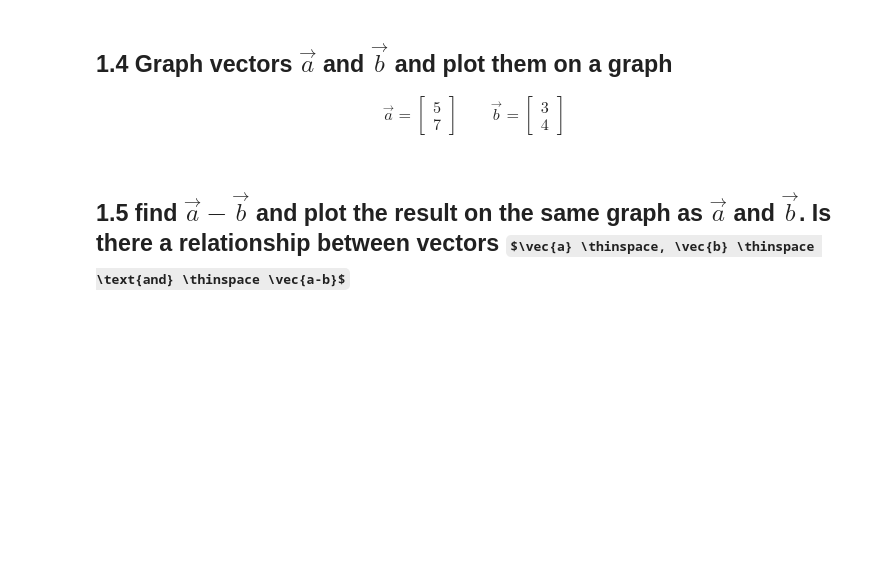
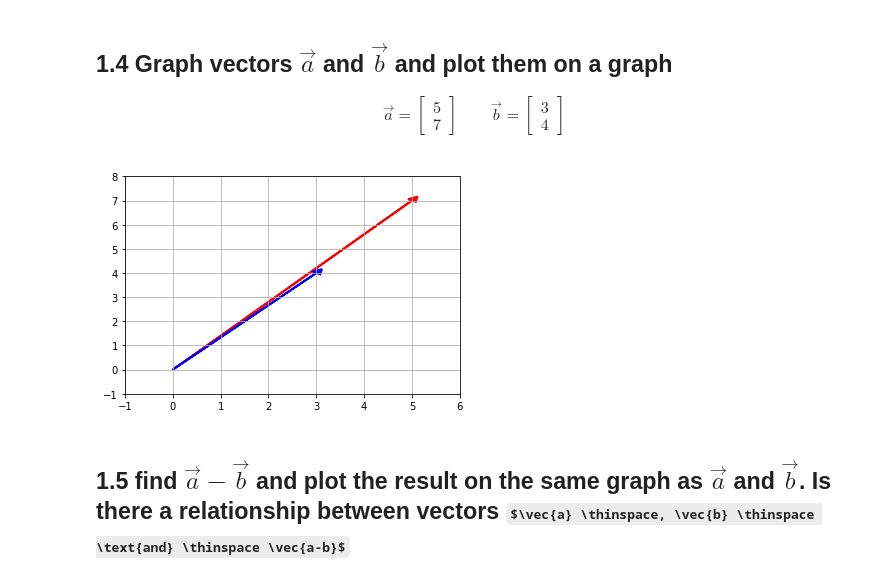
Before and after one commit to bloominstituteoftechnology/DS-Unit-1-Sprint-3-Linear-Algebra, a Jupyter notebook: module1-vectors-and-matrices/LS_DS_131_Vectors_and_Matrices_Assignment.ipynb, the cells around one changed output. Cells and saved outputs as stored; diff of their text form; code cells hidden in the pictures; some formulas as TeX source; blank space fills up the shorter version.

```diff
--- a/module1-vectors-and-matrices/LS_DS_131_Vectors_and_Matrices_Assignment.ipynb
+++ b/module1-vectors-and-matrices/LS_DS_131_Vectors_and_Matrices_Assignment.ipynb
@@ -23,5 +100,29 @@ print(pi)
 \qquad
 \vec{b} = \begin{bmatrix} 3 \\4 \end{bmatrix}
 \end{align}
+# %%
+a_vector = np.array([5, 7])
+b_vector = np.array([3, 4])
+
+plt.arrow(0, 0,
+          a_vector[0],
+          a_vector[1],
+          head_width=.2,
+          head_length=.2,
+          linewidth=2,
+          color='red')
+plt.arrow(0, 0,
+          b_vector[0],
+          b_vector[1],
+          head_width=.2,
+          head_length=.2,
+          linewidth=2,
+          color='blue')
+plt.xlim(-1, 6)
+plt.ylim(-1, 8)
+plt.grid()
+plt.show()
+# %% [output]
+[figure, added]
 # %% [markdown]
 ## 1.5 find $\vec{a} - \vec{b}$ and plot the result on the same graph as $\vec{a}$ and $\vec{b}$. Is there a relationship between vectors $\vec{a} \thinspace, \vec{b} \thinspace \text{and} \thinspace \vec{a-b}$
```
Also changed, not shown: parts of 88 cells of this notebook.
